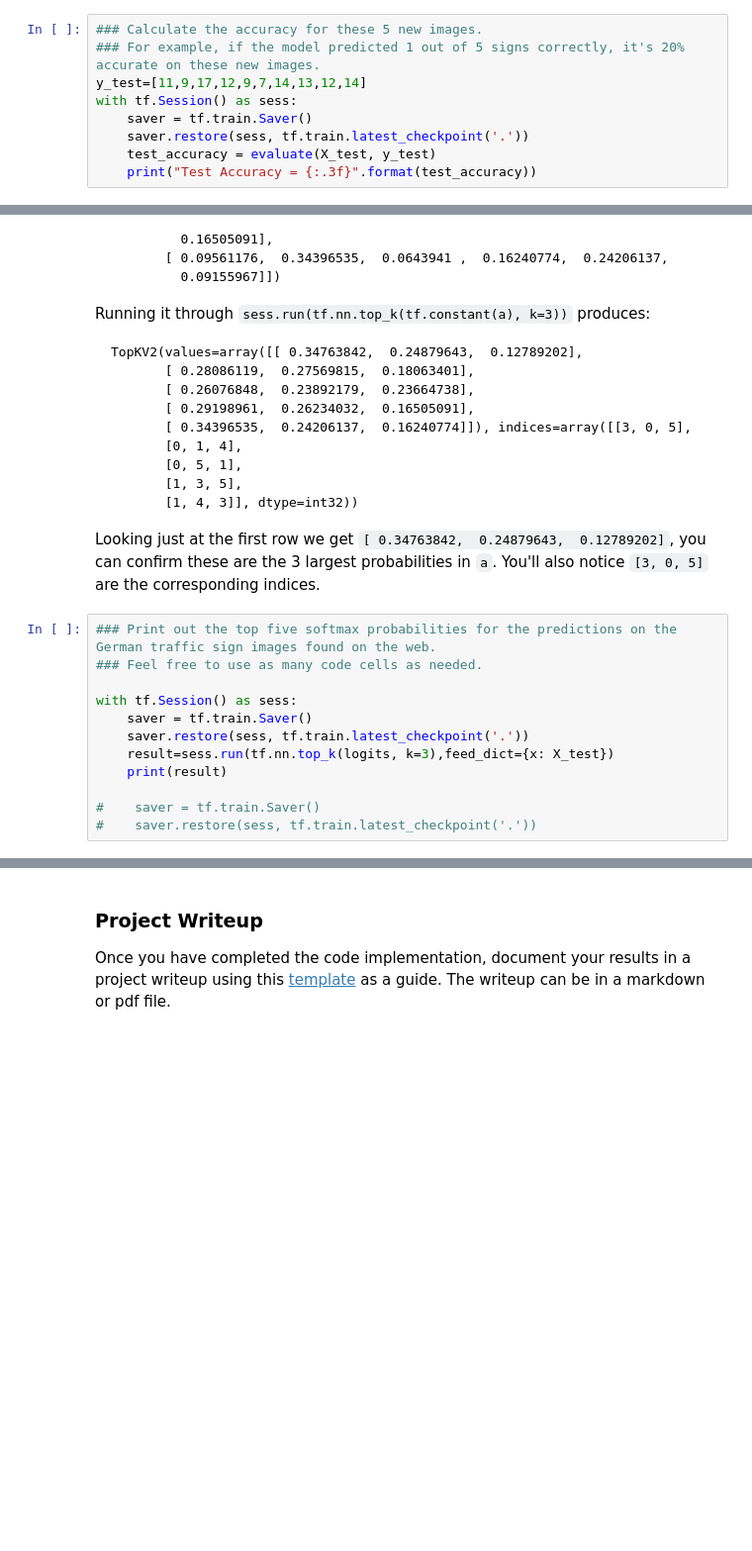
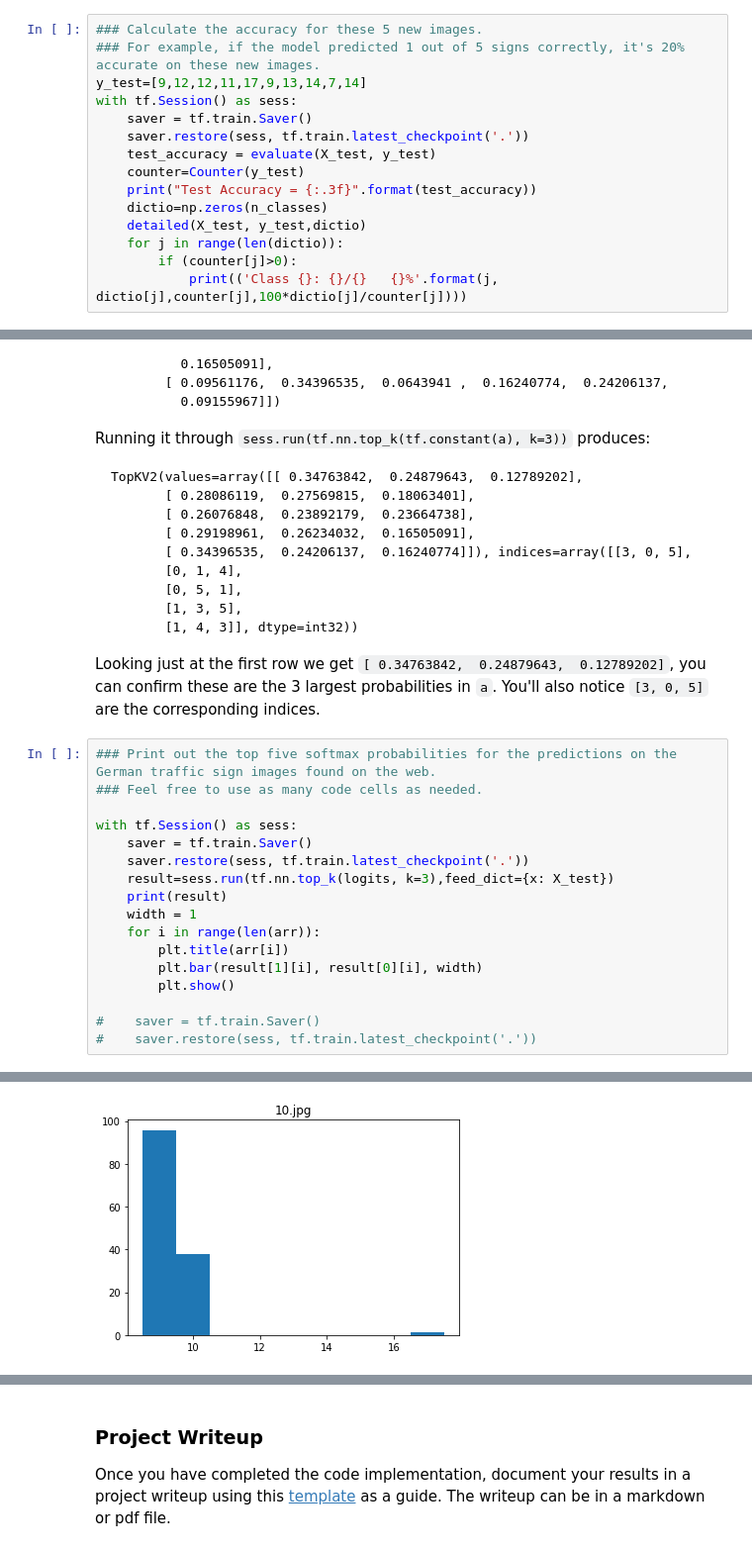
Before and after one commit to delafu/CarND-Traffic-Sign-Classifier-Project, a Jupyter notebook: Traffic_Sign_Classifier.ipynb, the cells around one changed output, grey strips where cells are left out. Shown at 99% size. Cells and saved outputs as stored; diff of their text form; blank space fills up the shorter version.

```diff
--- a/Traffic_Sign_Classifier.ipynb
+++ b/Traffic_Sign_Classifier.ipynb
@@ -486,9 +511,15 @@ X_test=(np.array(imgs)-128)/128
 # %%
 ### Calculate the accuracy for these 5 new images.
 ### For example, if the model predicted 1 out of 5 signs correctly, it's 20% accurate on these new images.
-y_test=[11,9,17,12,9,7,14,13,12,14]
+y_test=[9,12,12,11,17,9,13,14,7,14]
 with tf.Session() as sess:
     saver = tf.train.Saver()
     saver.restore(sess, tf.train.latest_checkpoint('.'))
     test_accuracy = evaluate(X_test, y_test)
+    counter=Counter(y_test)
     print("Test Accuracy = {:.3f}".format(test_accuracy))
+    dictio=np.zeros(n_classes)
+    detailed(X_test, y_test,dictio)
+    for j in range(len(dictio)):
+        if (counter[j]>0):
+            print(('Class {}: {}/{}   {}%'.format(j, dictio[j],counter[j],100*dictio[j]/counter[j])))
@@ -541,6 +581,12 @@ with tf.Session() as sess:
     saver.restore(sess, tf.train.latest_checkpoint('.'))
     result=sess.run(tf.nn.top_k(logits, k=3),feed_dict={x: X_test})
     print(result)
+    width = 1
+    for i in range(len(arr)):
+        plt.title(arr[i])
+        plt.bar(result[1][i], result[0][i], width)
+        plt.show()
 
 #    saver = tf.train.Saver()
 #    saver.restore(sess, tf.train.latest_checkpoint('.'))
+# %% [output]
@@ -546,0 +612 @@ with tf.Session() as sess:
+[figure, added]
```
Also changed, not shown: parts of 9 cells of this notebook, 5 other files.
